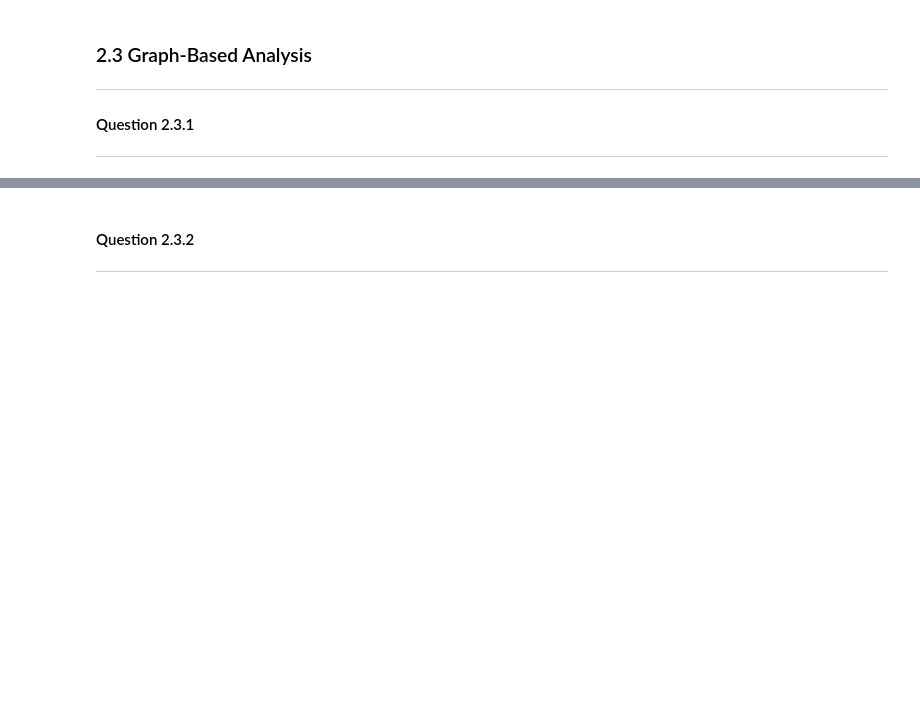
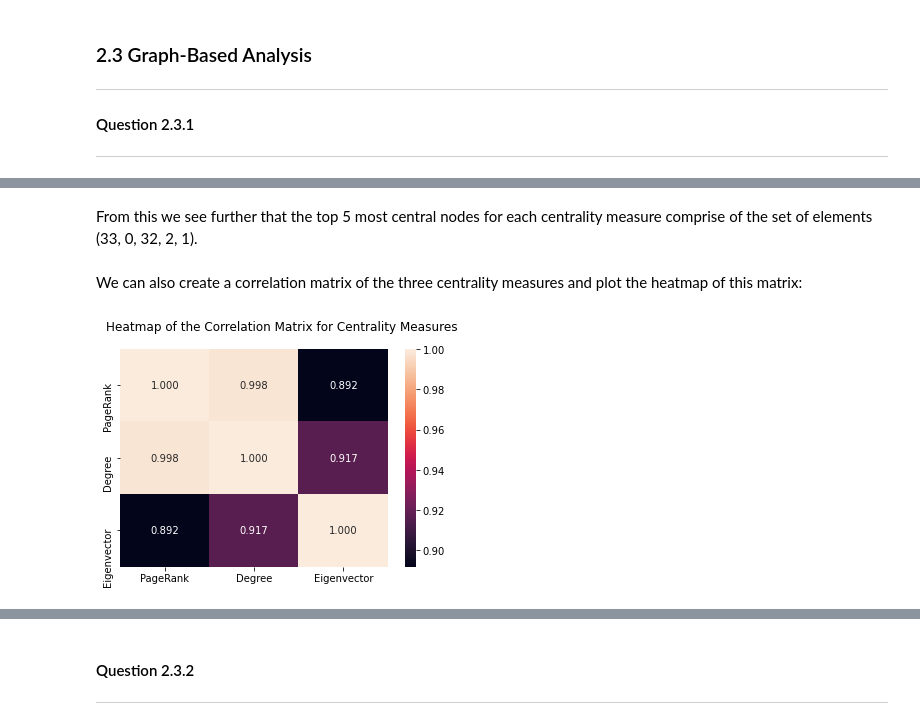
Before and after one commit to shrilekkala/data-science, a Jupyter notebook: cw2/Data Science Coursework 2.ipynb, the cells around one changed output, grey strips where cells are left out. Cells and saved outputs as stored; diff of their text form; code cells hidden in the pictures; blank space fills up the shorter version.

```diff
--- a/cw2/Data Science Coursework 2.ipynb
+++ b/cw2/Data Science Coursework 2.ipynb
@@ -1618,0 +1763,10 @@ Thus this does indeed suggest that the dataset is very well described in reduced
+# %% [markdown]
+From this we see further that the top 5 most central nodes for each centrality measure comprise of the set of elements (33, 0, 32, 2, 1).
+# %% [markdown]
+We can also create a correlation matrix of the three centrality measures and plot the heatmap of this matrix:
+# %%
+sns.heatmap(centralities_comparison.corr(), annot=True, fmt='.3f')
+plt.suptitle("Heatmap of the Correlation Matrix for Centrality Measures")
+plt.show()
+# %% [output]
+[figure, added]
```
Also changed, not shown: parts of 64 cells of this notebook.
